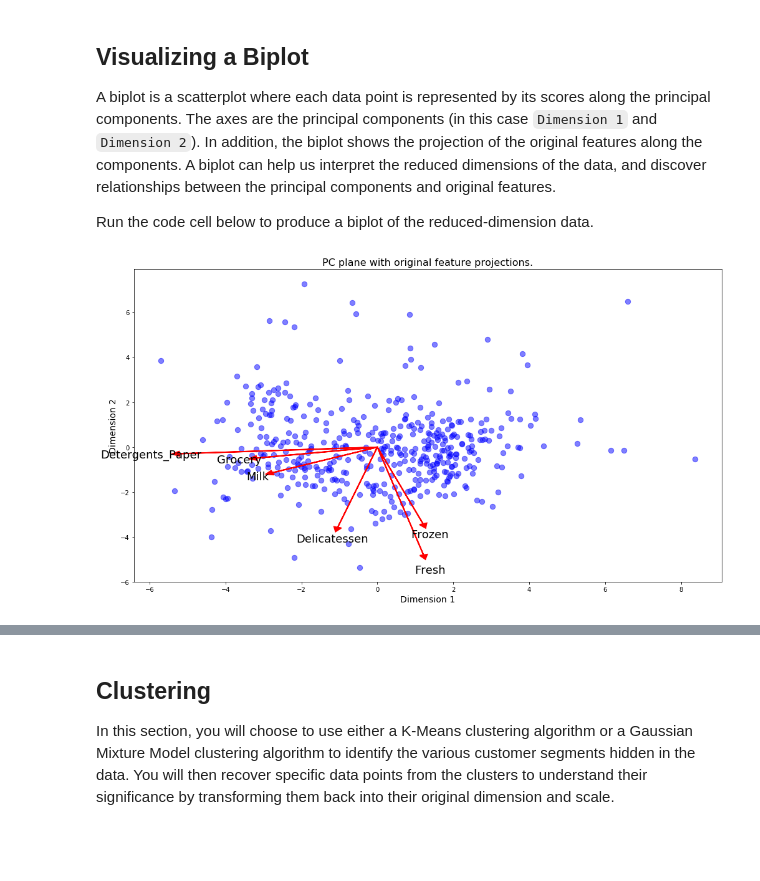
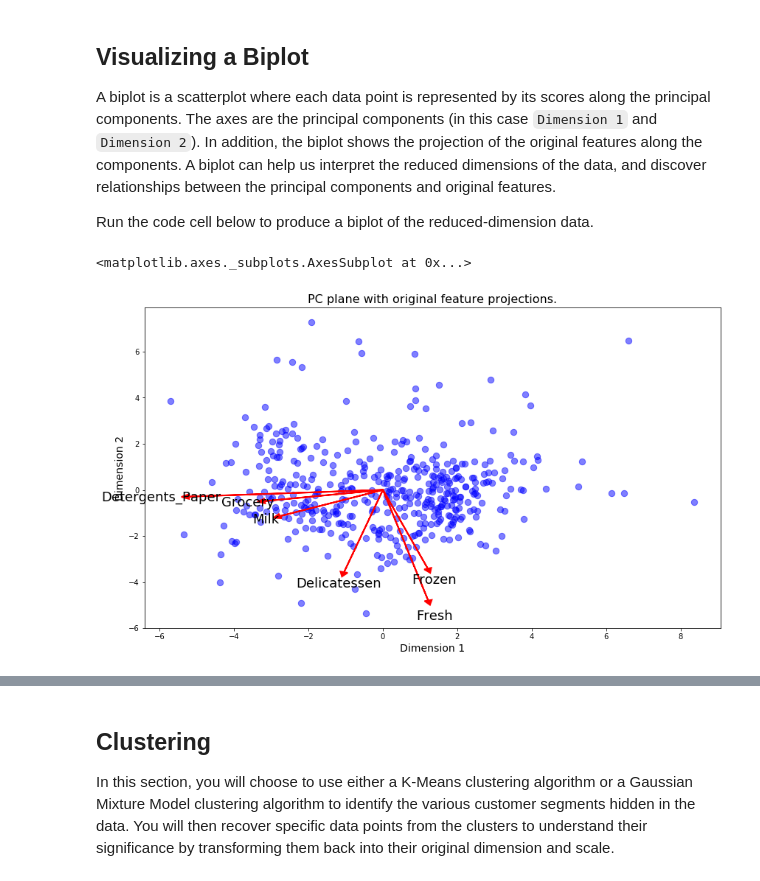
Before and after one commit to ragamarkely/customer_segments, a Jupyter notebook: customer_segments.ipynb, the cells around one changed output, grey strips where cells are left out. Drawn from its saved outputs; the diff is of its cells as text; code cells hidden in the pictures; blank space fills up the shorter version.

```diff
--- a/customer_segments.ipynb
+++ b/customer_segments.ipynb
@@ -480,9 +480,9 @@ Run the code cell below to produce a biplot of the reduced-dimension data.
 # %%
 # Create a biplot
 vs.biplot(good_data, reduced_data, pca)
-plt.tight_layout()
 # %% [output]
+<matplotlib.axes._subplots.AxesSubplot at 0x...>
-[figure, old version]
+[figure, new version]
 # %% [markdown]
 ### Observation
 
```
Also changed, not shown: parts of 4 cells of this notebook.
